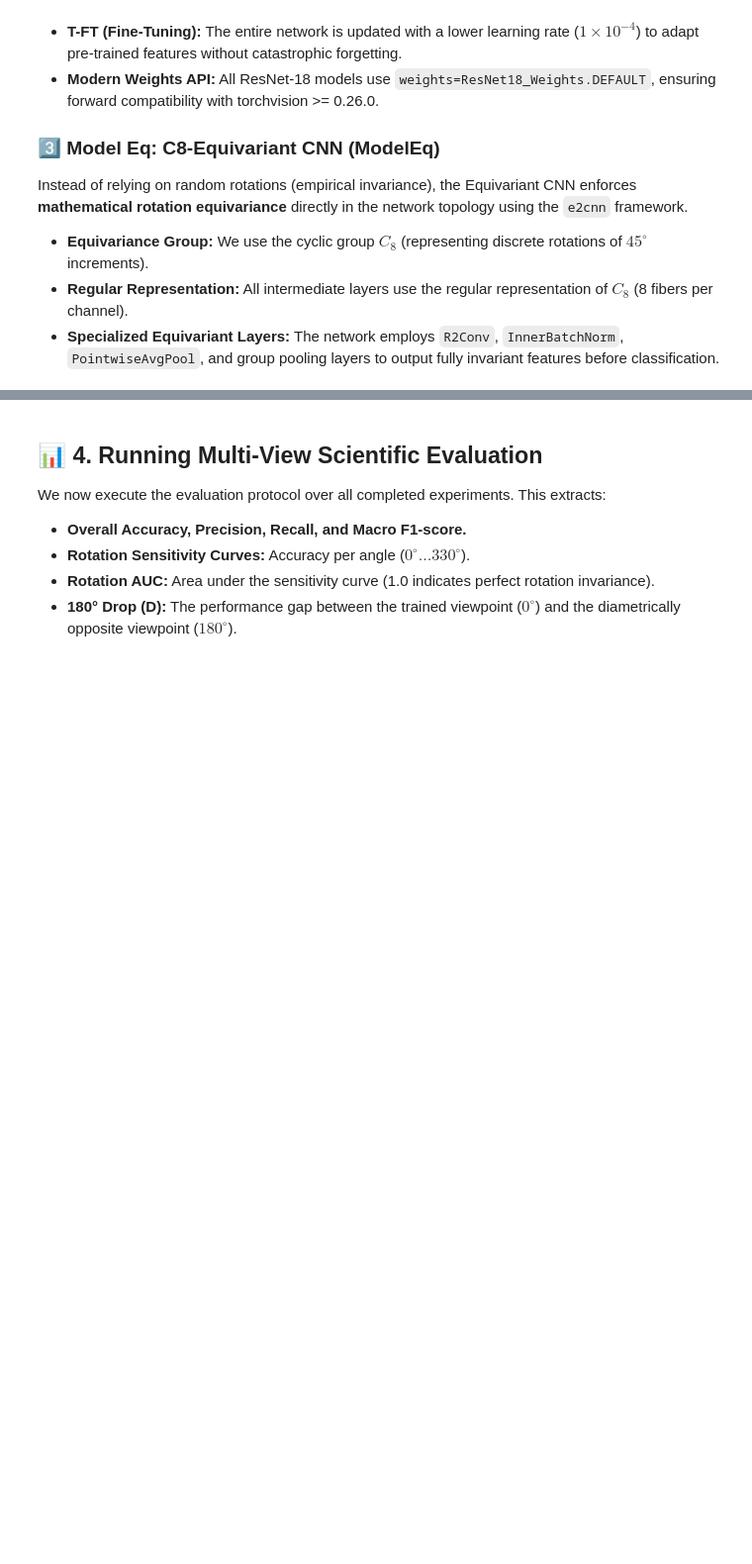
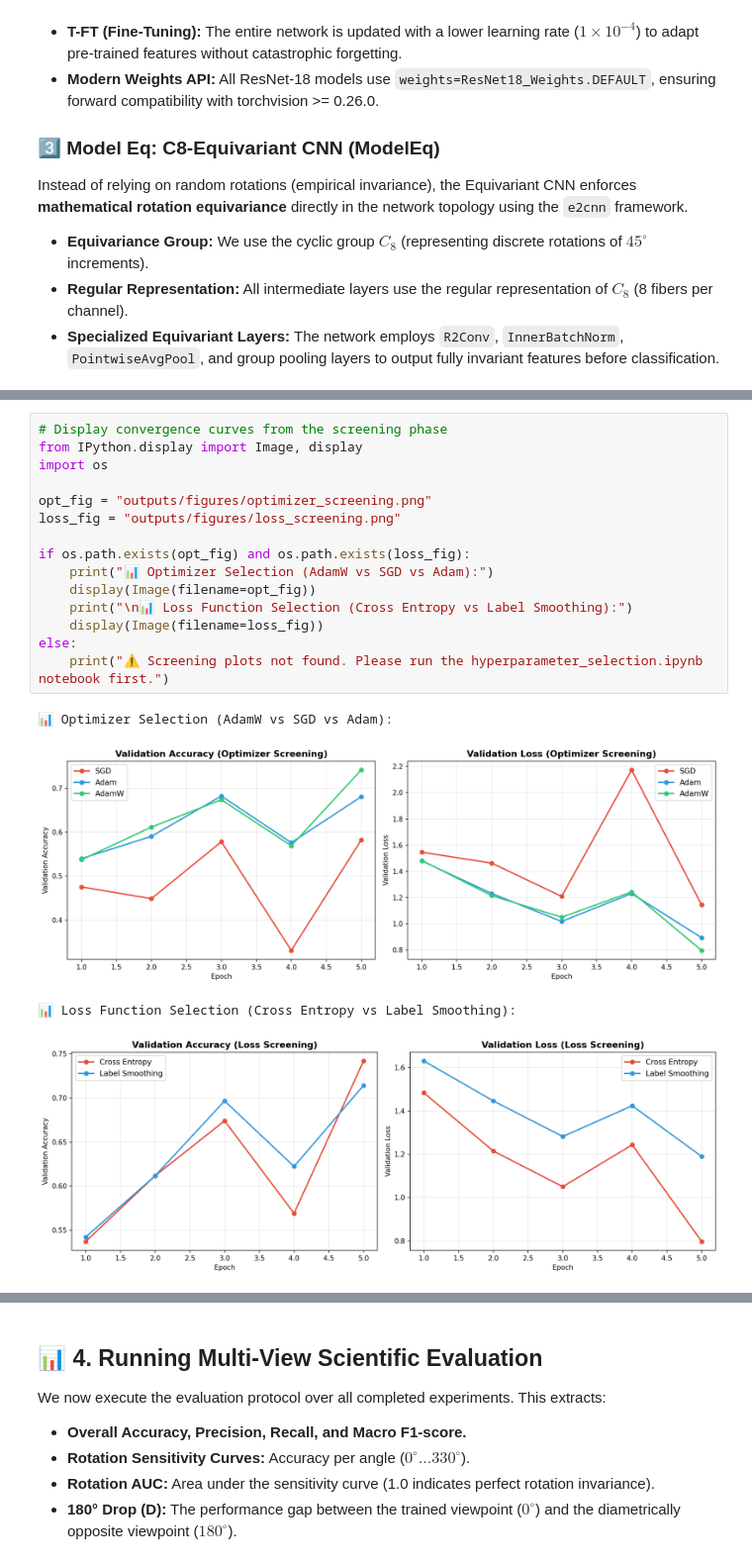
Before and after one commit to nofa8/Equivariant-Comparation-Rotation, a Jupyter notebook: Final_Report.ipynb, the cells around one changed output, grey strips where cells are left out. Shown at 99% size. Drawn from its saved outputs; the diff is of its cells as text; blank space fills up the shorter version.

```diff
--- a/Final_Report.ipynb
+++ b/Final_Report.ipynb
@@ -141,3 +196,23 @@ print(f"   Estimated complexity: {eq_stats['flops']:,} MACs (FLOPs)")
+# %%
+# Display convergence curves from the screening phase
+from IPython.display import Image, display
+import os
+
+opt_fig = "outputs/figures/optimizer_screening.png"
+loss_fig = "outputs/figures/loss_screening.png"
+
+if os.path.exists(opt_fig) and os.path.exists(loss_fig):
+    print("📊 Optimizer Selection (AdamW vs SGD vs Adam):")
+    display(Image(filename=opt_fig))
+    print("\n📊 Loss Function Selection (Cross Entropy vs Label Smoothing):")
+    display(Image(filename=loss_fig))
+else:
+    print("⚠️ Screening plots not found. Please run the hyperparameter_selection.ipynb notebook first.")
+# %% [output]
+📊 Optimizer Selection (AdamW vs SGD vs Adam):
+[figure, added]
+📊 Loss Function Selection (Cross Entropy vs Label Smoothing):
+[figure, added]
 # %% [markdown]
 ## ⚙️ 3. Optimizer & Loss Function Compliance (Experiments S-2 & S-4)
 To satisfy the rubric requirement of evaluating at least **two optimizers** and **two loss functions**, we configured and ran:
```
Also changed, not shown: parts of 10 cells of this notebook, 25 other files.
